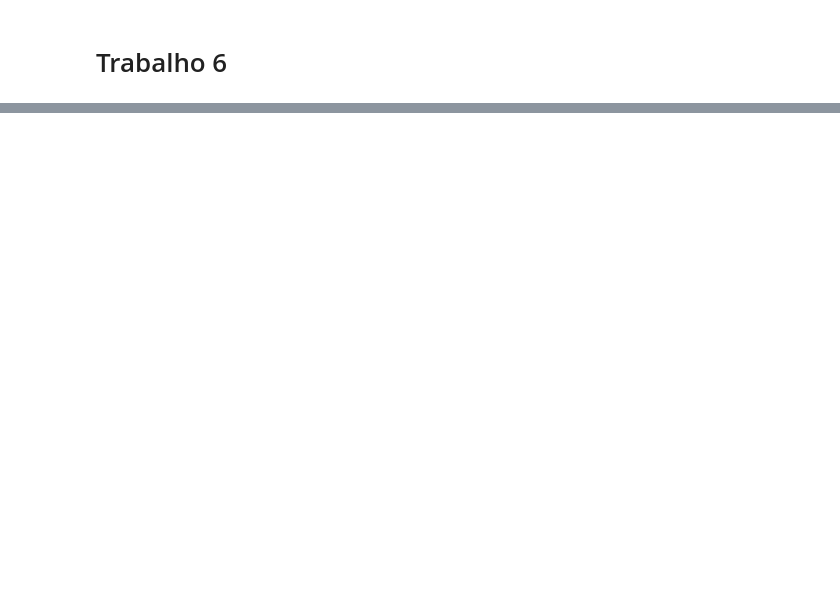
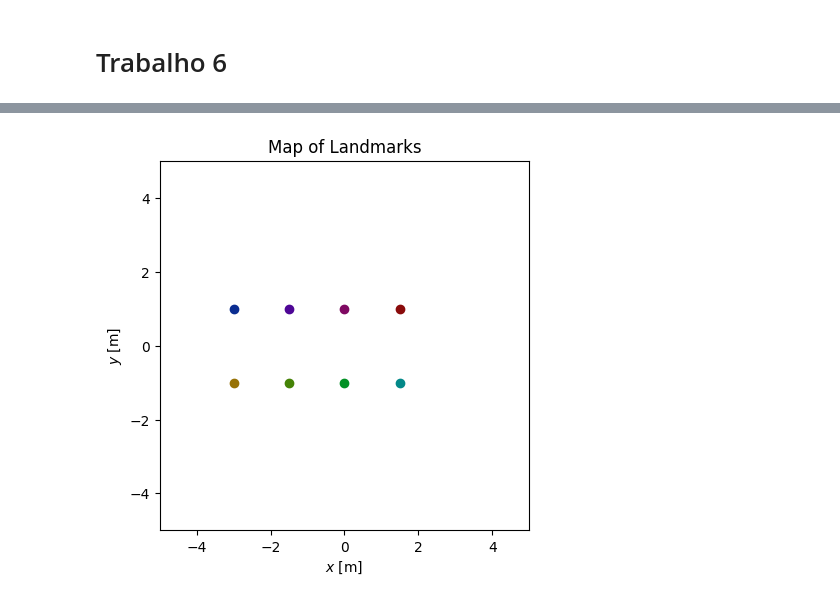
Before and after one commit to jtu-hub/UFRJ-COE-841, a Jupyter notebook: trabalho6/trabalho6.ipynb, the cells around one changed output, grey strips where cells are left out. Drawn from its saved outputs; the diff is of its cells as text; code cells hidden in the pictures; blank space fills up the shorter version.

```diff
--- a/trabalho6/trabalho6.ipynb
+++ b/trabalho6/trabalho6.ipynb
@@ -55,2 +58,33 @@ env.draw(ax)
+# %%
+# create map
+n_landmarks = 8
+
+x_lims = (-5, 5)
+y_lims = (-5, 5)
+
+landmarks = [
+    Landmark(Pose(-3.0, -1, Angle(0)), 0),
+    Landmark(Pose(-1.5, -1, Angle(0)), 1),
+    Landmark(Pose( 0.0, -1, Angle(0)), 2),
+    Landmark(Pose( 1.5, -1, Angle(0)), 3),
+    Landmark(Pose(-3.0,  1, Angle(0)), 4),
+    Landmark(Pose(-1.5,  1, Angle(0)), 5),
+    Landmark(Pose( 0.0,  1, Angle(0)), 6),
+    Landmark(Pose( 1.5,  1, Angle(0)), 7),
+]
+
+env = LandmarkMap(landmarks, x_lims=x_lims, y_lims=y_lims)
+
+#plot map
+f, ax = plt.subplots()
+
+ax.set_title("Map of Landmarks")
+ax.set_xlabel("$x$ [m]")
+ax.set_ylabel("$y$ [m]")
+ax.set_aspect('equal', adjustable='box')
+
+env.draw(ax)
+# %% [output]
+[figure, added]
 # %%
 #set initial position
```
Also changed, not shown: parts of 10 cells of this notebook, 8 other files.
